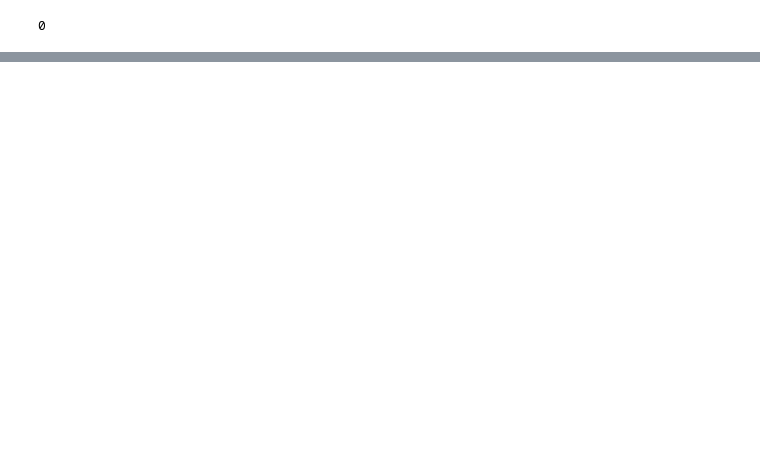
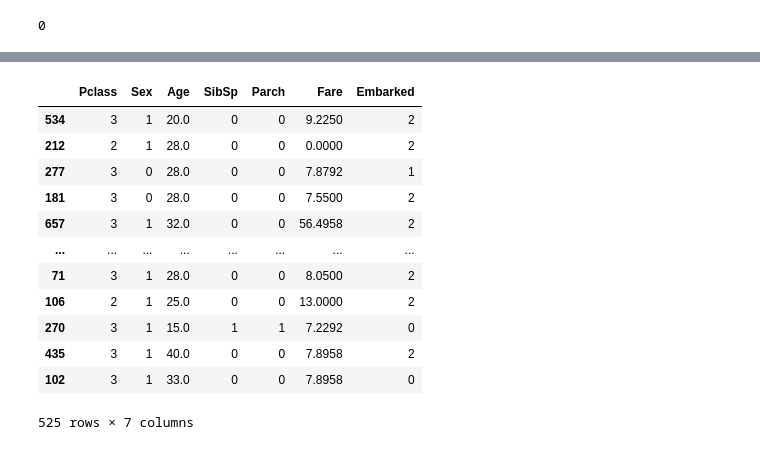
Before and after one commit to hermon1905/titanics_Ml, a Jupyter notebook: titanic.ipynb, the cells around one changed output, grey strips where cells are left out. Cells and saved outputs as stored; diff of their text form; code cells hidden in the pictures; blank space fills up the shorter version.

```diff
--- a/titanic.ipynb
+++ b/titanic.ipynb
@@ -106,0 +277,16 @@ def clean_df(df):
+# %%
+X_train
+# %% [output]
+|  | Pclass | Sex | Age | SibSp | Parch | Fare | Embarked |
+| 534 | 3 | 1 | 20.0 | 0 | 0 | 9.2250 | 2 |
+| 212 | 2 | 1 | 28.0 | 0 | 0 | 0.0000 | 2 |
+| 277 | 3 | 0 | 28.0 | 0 | 0 | 7.8792 | 1 |
+| 181 | 3 | 0 | 28.0 | 0 | 0 | 7.5500 | 2 |
+| 657 | 3 | 1 | 32.0 | 0 | 0 | 56.4958 | 2 |
+| ... | ... | ... | ... | ... | ... | ... | ... |
+| 71 | 3 | 1 | 28.0 | 0 | 0 | 8.0500 | 2 |
+| 106 | 2 | 1 | 25.0 | 0 | 0 | 13.0000 | 2 |
+| 270 | 3 | 1 | 15.0 | 1 | 1 | 7.2292 | 0 |
+| 435 | 3 | 1 | 40.0 | 0 | 0 | 7.8958 | 2 |
+| 102 | 3 | 1 | 33.0 | 0 | 0 | 7.8958 | 0 |
+525 rows × 7 columns
```
Also changed, not shown: parts of 29 cells of this notebook.
